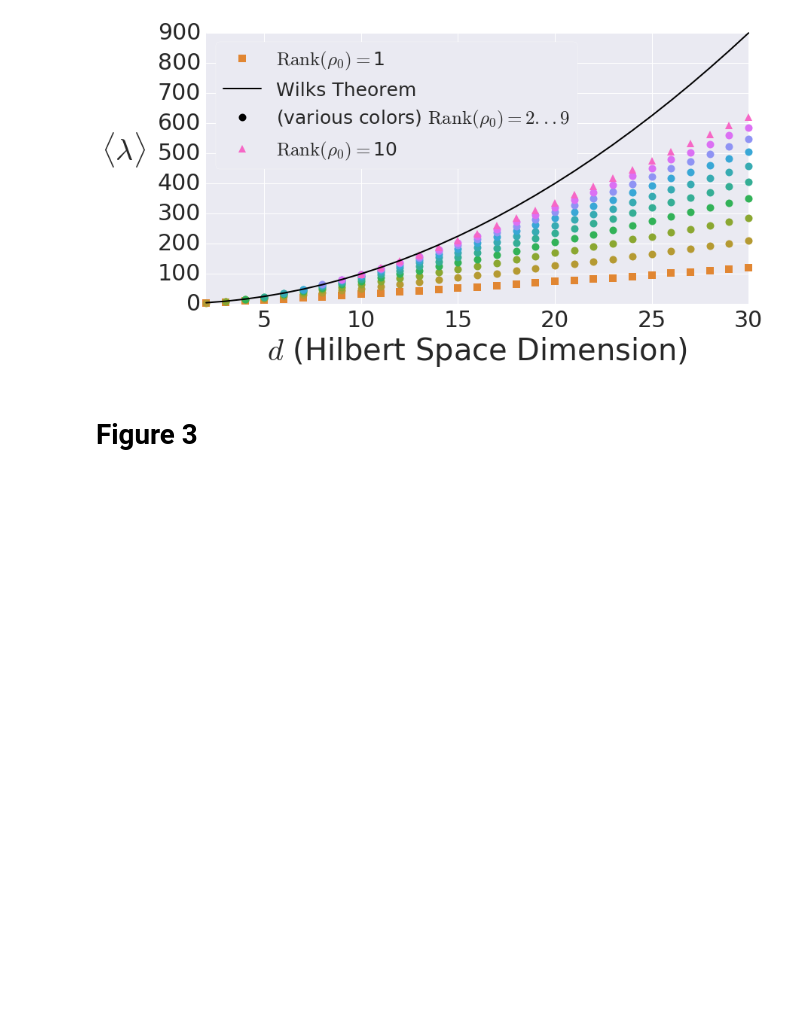
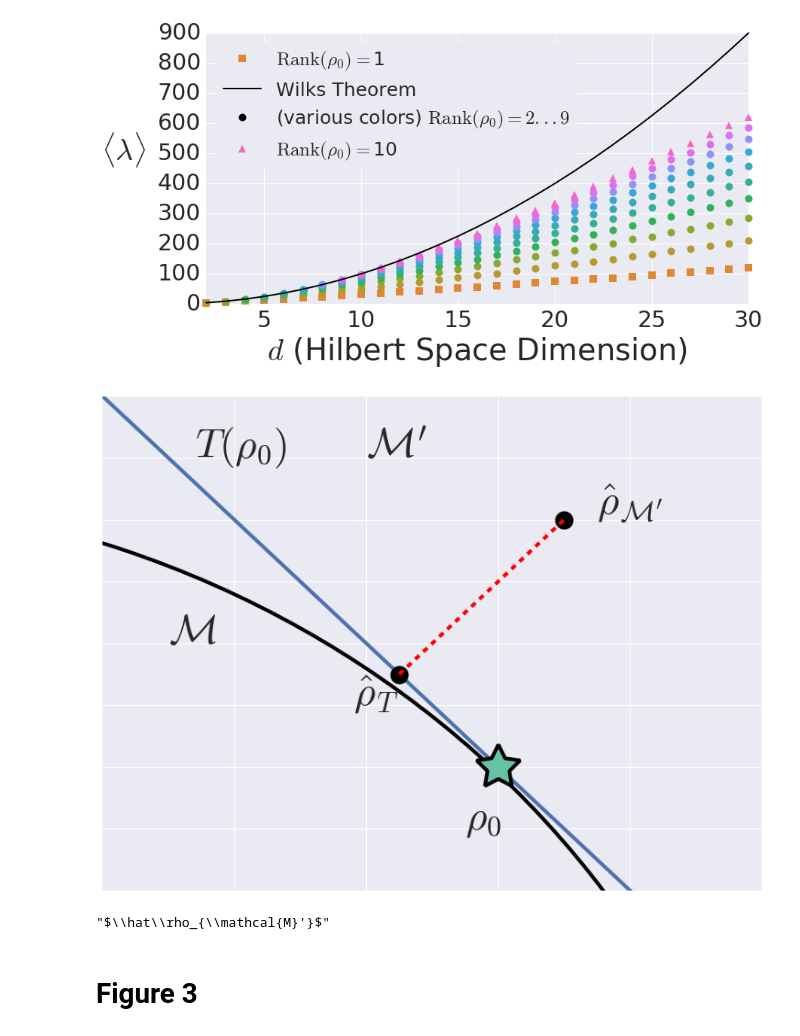
Before and after one commit to Travis-S/arxiv_1609.04385, a Jupyter notebook: Figure_Generation.ipynb, the cells around one changed output. Cells and saved outputs as stored; diff of their text form; code cells hidden in the pictures; blank space fills up the shorter version.

Commit message:
Re-write text of Section IIIA
Modifies the text to flow more easily, and
adopts a consistent use of notation. Also,
adds a new figure (whose name will change
once things settle down).

```diff
--- a/Figure_Generation.ipynb
+++ b/Figure_Generation.ipynb
@@ -398,6 +398,69 @@ if save:
 plt.show()
 # %% [output]
 [figure]
+# %%
+fig = plt.figure(figsize=(10,7.5))
+
+star_d = {'color': colors[0], 'marker': (5, 1), 'markersize': 50, 'zorder': 10, 'mec' : 'black', 'mew' : 4}
+
+ax1 = fig.add_axes([0,0,1,1])
+
+arc = patches.Circle([-.54, -.54], radius=.76, lw=4, fill=False)
+ax1.plot(0, 0, **star_d)
+
+#Tangent plane
+X = np.linspace(-.3, .3)
+
+ax1.plot(X, -X, lw=4)
+
+#State space
+ax1.add_patch(arc)
+
+
+#rhoML(M')
+coord = np.array([.05, 0.2])
+ax1.plot(coord[0], coord[1], marker='o', markersize=20, color='black')
+
+#rhoML(M)
+unit = 1/np.sqrt(2)*np.array([1, -1])
+
+projection = np.dot(unit, coord)*unit
+
+ax1.plot(projection[0], projection[1], marker='o', markersize=20, color='black')
+
+ax1.plot([projection[0], coord[0]], [projection[1], coord[1]], ls='--', lw=4, color='red')
+
+#ax1.set_title('Anisotropic Fisher Information for A Rebit', fontsize=40)
+
+ax1.text(-.025, -.05, r'$\rho_{0}$', fontsize=45)
+s = r'T'
+ax1.text(projection[0] - .035, projection[1] - .025, r'$\hat{1}_{0}$'.format(s, r'\rho'),fontsize=45)
+
+ax1.text(-.23, .25, r'$T(\rho_{0})$', fontsize=45)
+ax1.text(-.25, .1, r'$\mathcal{M}$', fontsize=45)
+
+s = '$\mathcal{M}\'$'
+ax1.text(-.1, .25, s, fontsize=45)
+
+m = '{\mathcal{M}\'}'
+s = r'$\hat{0}_{1}$'.format(r'\rho', m)
+ax1.text(coord[0]+.025, coord[1] + .005, s, fontsize=45)
+ax1.set_xlim([-.3, .2])
+ax1.set_ylim([-.1, .3])
+ax1.set_xticklabels([])
+ax1.set_yticklabels([])
+
+save=False
+if save:
+    for t in ['pdf', 'svg']: fig.savefig('Images/Figure_temp.{0}'.format(t), format=t, bbox_inches='tight')
+
+plt.show()
+# %% [output]
+[figure, added]
+# %%
+s
+# %% [output]
+"$\\hat\\rho_{\\mathcal{M}'}$"
 # %% [markdown]
 Figure 3
 ============
```
Also changed, not shown: 3 other files.
